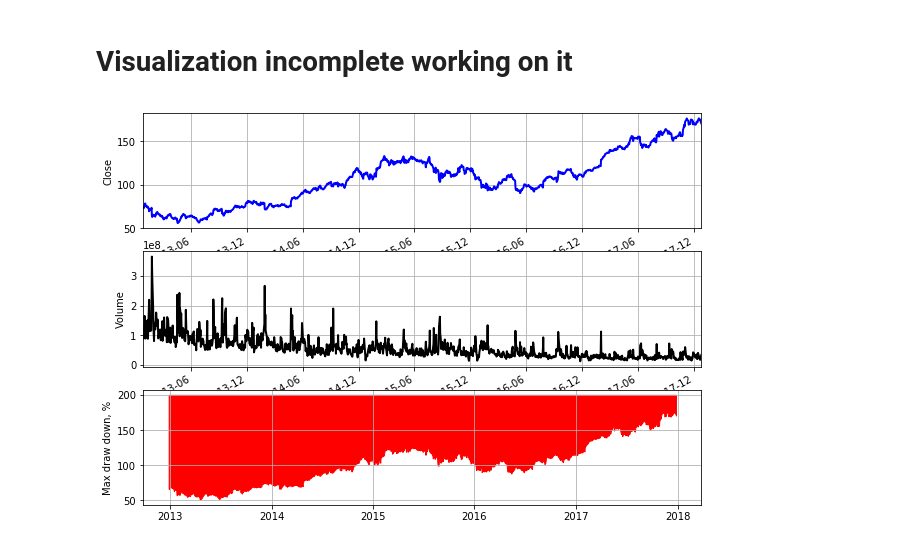
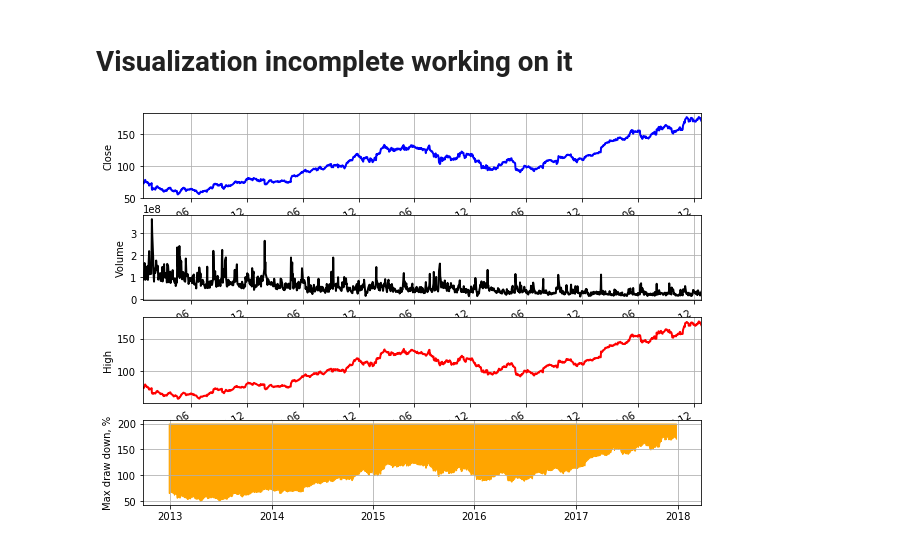
Before and after one commit to rajeevsahu123/Useful_stuffs, a Jupyter notebook: How to download OHLCV data from yahoo finance.ipynb, the cells around one changed output. Saved outputs shown, nothing was run; the diff lists cells and outputs as text; code cells hidden in the pictures.

```diff
--- a/How to download OHLCV data from yahoo finance.ipynb
+++ b/How to download OHLCV data from yahoo finance.ipynb
@@ -36,22 +56,26 @@ df.describe()
 # %%
 fig = plt.figure(figsize=(10,8))
 # Set the outer colour to white
 fig.patch.set_facecolor('white')
 
 # Plot the equity curve
-ax1 = fig.add_subplot(311, ylabel='Close')
+ax1 = fig.add_subplot(411, ylabel='Close')
 df['Close'].plot(ax=ax1, color="blue", lw=2.)
 plt.grid(True)
 
 # Plot the returns
-ax2 = fig.add_subplot(312, ylabel='Volume')
+ax2 = fig.add_subplot(412, ylabel='Volume')
 df['Volume'].plot(ax=ax2, color="black", lw=2.)
 plt.grid(True)
 
+ax3 = fig.add_subplot(413, ylabel='High')
+df['High'].plot(ax=ax3, color="red", lw=2.)
+plt.grid(True)
+
 # Plot the returns
-ax3 = fig.add_subplot(313, ylabel='Max draw down, %')
+ax4 = fig.add_subplot(414, ylabel='Max draw down, %')
 #df['Adj Close'].plot(ax=ax3, color="red", lw=2.)
-ax3.fill_between(df.index, df['Adj Close'], 200, color='red')
+ax4.fill_between(df.index, df['Adj Close'], 200, color='orange')
 plt.grid(True)
 # %% [output]
-[figure, old version]
+[figure, new version]
```
Also changed, not shown: parts of 2 cells of this notebook.
